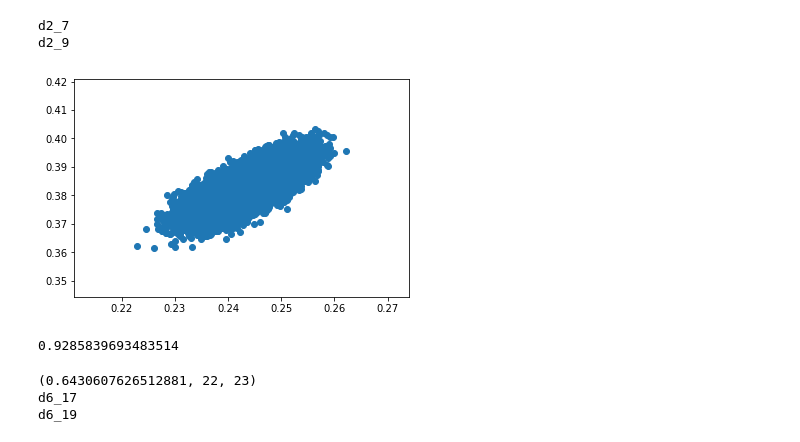
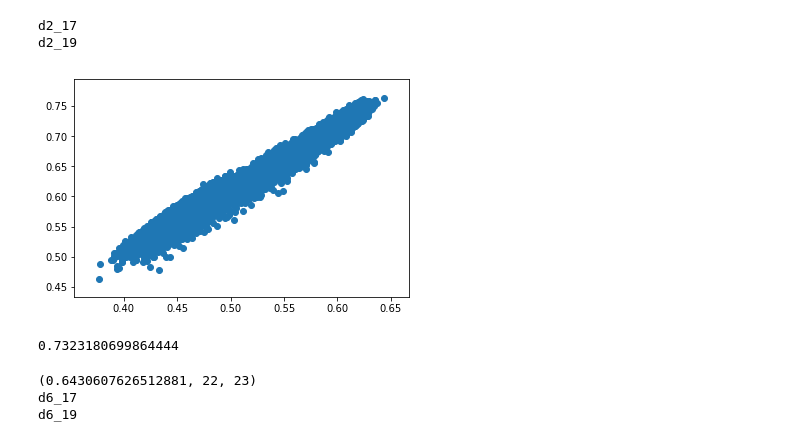
Before and after one commit to tiwarylab/amino, a Jupyter notebook: tmp/aladip.ipynb, the cells around one changed output. Saved outputs shown, nothing was run; the diff lists cells and outputs as text; code cells hidden in the pictures.

```diff
--- a/tmp/aladip.ipynb
+++ b/tmp/aladip.ipynb
@@ -330,22 +330,22 @@ file.close()
 # %%
 import matplotlib.pyplot as plt
 
-x = 2
-y = 3
+x = 7
+y = 8
 
 print(ops[x].name)
 print(ops[y].name)
 
 plt.scatter(ops[x].traj,ops[y].traj)
 plt.show()
 
 memo = Memoizer()
 print(memo.iqr(ops[x], ops[y]))
 # %% [output]
-d2_7
-d2_9
+d2_17
+d2_19
-[figure, old version]
+[figure, new version]
-0.9285839693483514
+0.7323180699864444
 # %%
 mini = (1.0, 0, 0)
 for i in range(len(ops)):
```
Also changed, not shown: parts of 5 cells of this notebook, 2 other files.
